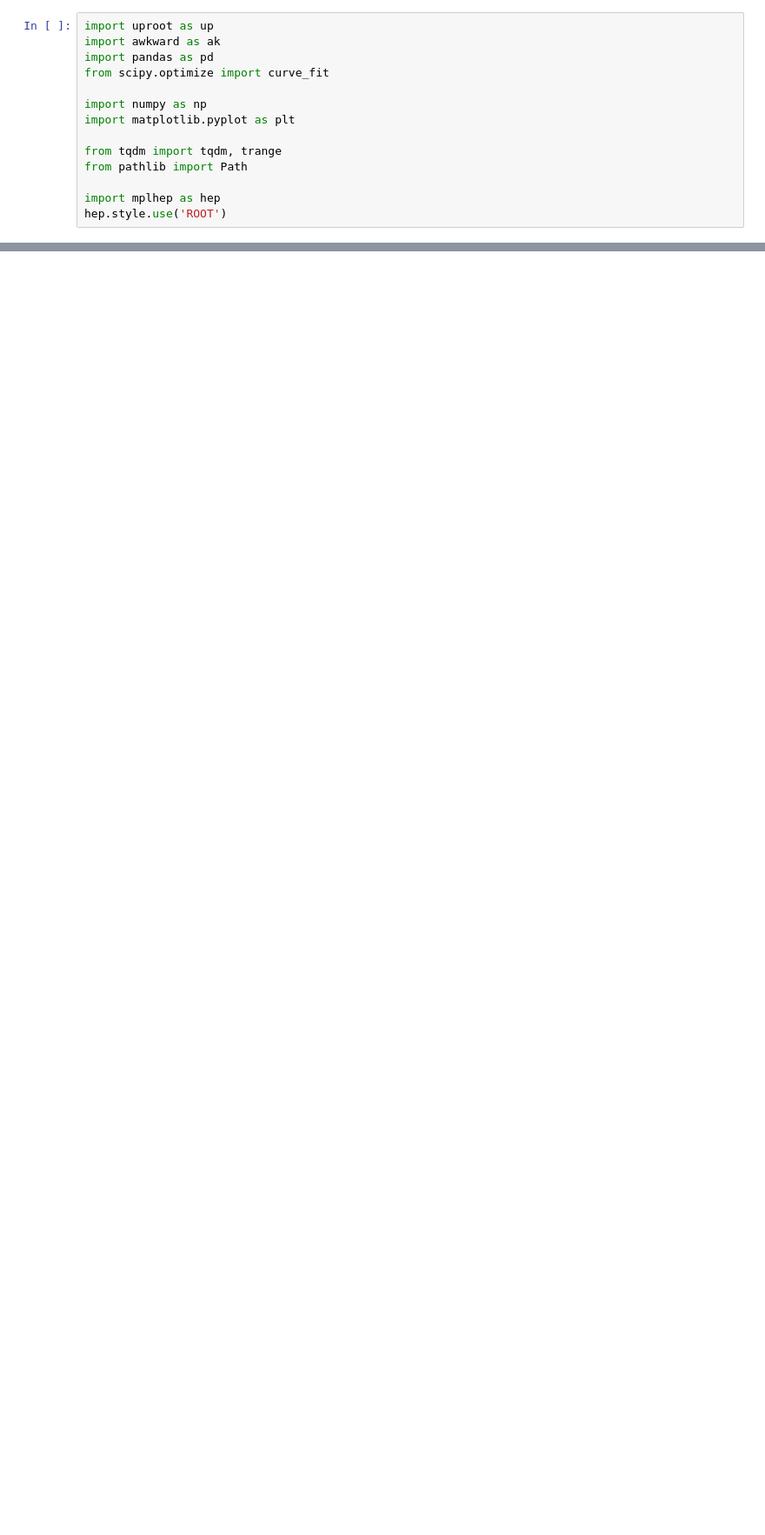
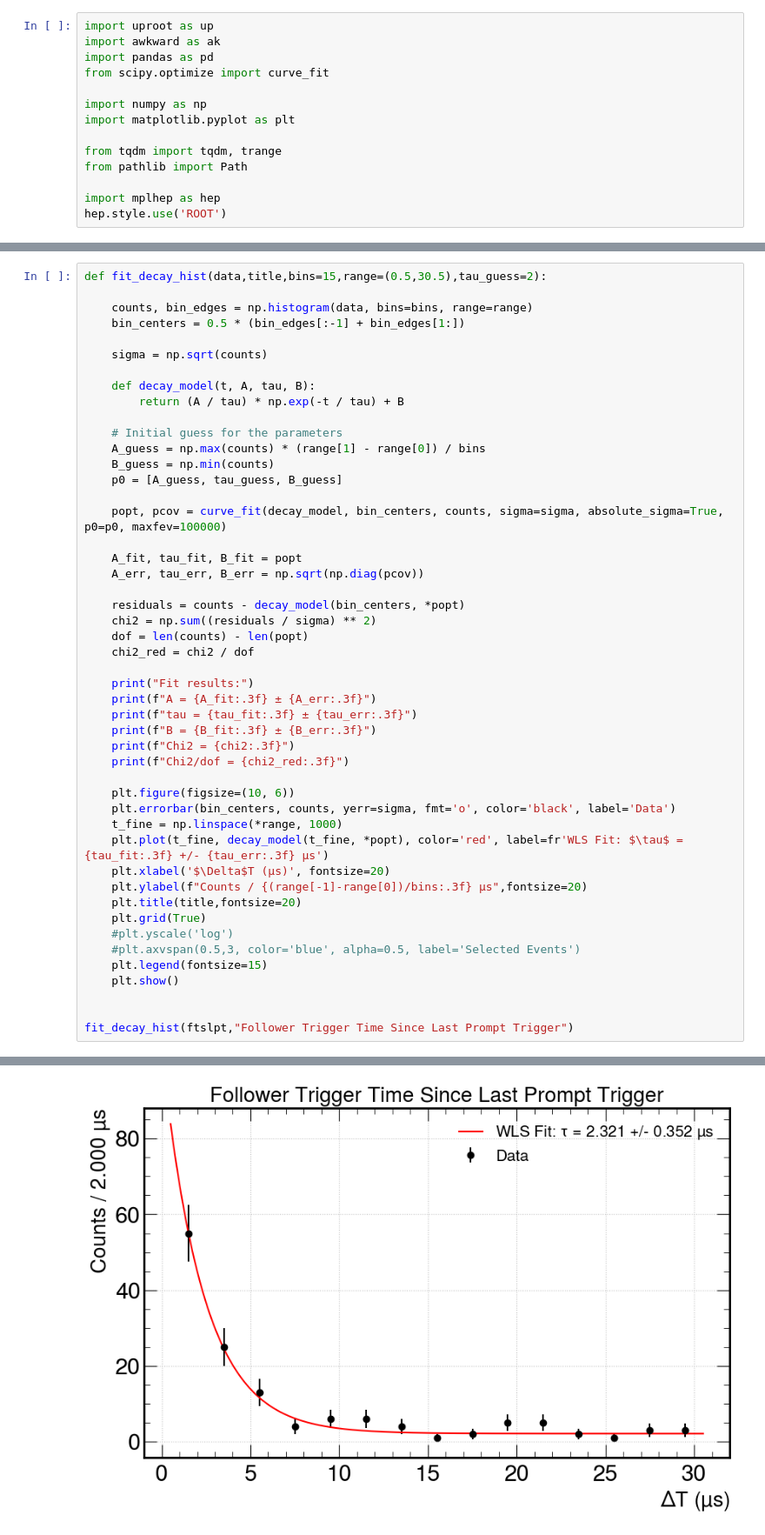
Before and after one commit to hbjamin/dichroicon-analysis, a Jupyter notebook: muons/main.ipynb, the cells around one changed output, grey strips where cells are left out. Shown at 87% size. Cells and saved outputs as stored; diff of their text form; blank space fills up the shorter version.

```diff
--- a/muons/main.ipynb
+++ b/muons/main.ipynb
@@ -315,0 +274,49 @@ Follower trigger frequency 62.547 Hz
+# %%
+def fit_decay_hist(data,title,bins=15,range=(0.5,30.5),tau_guess=2):
+
+    counts, bin_edges = np.histogram(data, bins=bins, range=range)
+    bin_centers = 0.5 * (bin_edges[:-1] + bin_edges[1:])
+
+    sigma = np.sqrt(counts)
+
+    def decay_model(t, A, tau, B):
+        return (A / tau) * np.exp(-t / tau) + B
+
+    # Initial guess for the parameters
+    A_guess = np.max(counts) * (range[1] - range[0]) / bins
+    B_guess = np.min(counts)
+    p0 = [A_guess, tau_guess, B_guess]
+
+    popt, pcov = curve_fit(decay_model, bin_centers, counts, sigma=sigma, absolute_sigma=True, p0=p0, maxfev=100000)
+
+    A_fit, tau_fit, B_fit = popt
+    A_err, tau_err, B_err = np.sqrt(np.diag(pcov))
+
+    residuals = counts - decay_model(bin_centers, *popt)
+    chi2 = np.sum((residuals / sigma) ** 2)
+    dof = len(counts) - len(popt)
+    chi2_red = chi2 / dof
+
+    print("Fit results:")
+    print(f"A = {A_fit:.3f} ± {A_err:.3f}")
+    print(f"tau = {tau_fit:.3f} ± {tau_err:.3f}")
+    print(f"B = {B_fit:.3f} ± {B_err:.3f}")
+    print(f"Chi2 = {chi2:.3f}")
+    print(f"Chi2/dof = {chi2_red:.3f}")
+
+    plt.figure(figsize=(10, 6))
+    plt.errorbar(bin_centers, counts, yerr=sigma, fmt='o', color='black', label='Data')
+    t_fine = np.linspace(*range, 1000)
+    plt.plot(t_fine, decay_model(t_fine, *popt), color='red', label=fr'WLS Fit: $\tau$ = {tau_fit:.3f} +/- {tau_err:.3f} µs')
+    plt.xlabel('$\Delta$T (µs)', fontsize=20)
+    plt.ylabel(f"Counts / {(range[-1]-range[0])/bins:.3f} µs",fontsize=20)
+    plt.title(title,fontsize=20)
+    plt.grid(True)
+    #plt.yscale('log')
+    #plt.axvspan(0.5,3, color='blue', alpha=0.5, label='Selected Events')
+    plt.legend(fontsize=15)
+    plt.show()
+
+
+fit_decay_hist(ftslpt,"Follower Trigger Time Since Last Prompt Trigger")
+# %% [output]
@@ -315,0 +329 @@ Follower trigger frequency 62.547 Hz
+[figure, added]
```
Also changed, not shown: parts of 64 cells of this notebook, 1 other file.
